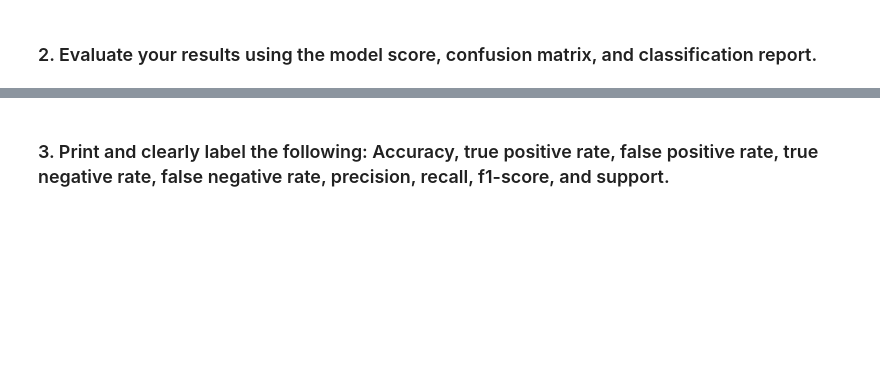
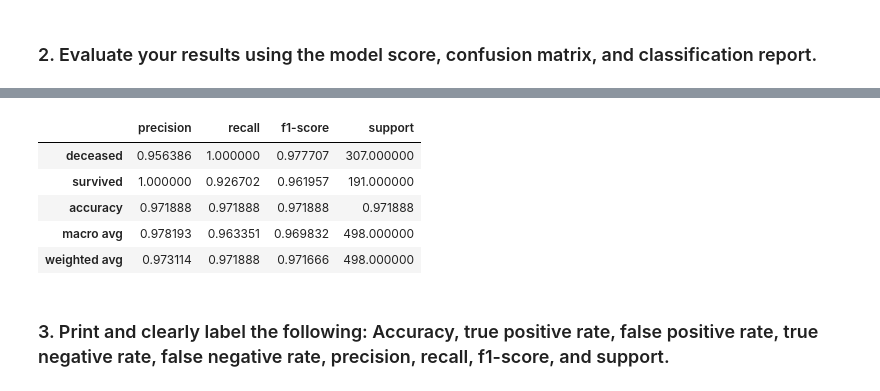
Before and after one commit to aliciag92/classification-exercises, a Jupyter notebook: model.ipynb, the cells around one changed output, grey strips where cells are left out. Drawn from its saved outputs; the diff is of its cells as text; code cells hidden in the pictures; blank space fills up the shorter version.

```diff
--- a/model.ipynb
+++ b/model.ipynb
@@ -532,0 +538,4 @@ weighted avg       0.76      0.76      0.75       214
+# %%
+#create blank Random Forest classifier
+rf1 = RandomForestClassifier(max_depth=10, min_samples_leaf=1, random_state=123)
+rf1
@@ -532,0 +544,6 @@ weighted avg       0.76      0.76      0.75       214
+# %%
+#fit/train the model(random tree classifier) to training data/sample
+# format: model.fit(X, y)
+
+rf1 = rf1.fit(X_train, y_train)
+rf1.classes_
@@ -532,0 +552,4 @@ weighted avg       0.76      0.76      0.75       214
+# %%
+#transform/make predictions using trained model (the training sample)
+y_pred = rf1.predict(X_train)
+y_pred[0:5]
@@ -535,2 +629,14 @@ weighted avg       0.76      0.76      0.75       214
+# %%
+#cleaner way to read classification report w/ renamed classes
+class_report = classification_report(y_train, y_pred, output_dict=True)
+
+pd.DataFrame(class_report).rename(columns={'0': 'deceased', '1': 'survived'}).T
+# %% [output]
+|  | precision | recall | f1-score | support |
+| deceased | 0.956386 | 1.000000 | 0.977707 | 307.000000 |
+| survived | 1.000000 | 0.926702 | 0.961957 | 191.000000 |
+| accuracy | 0.971888 | 0.971888 | 0.971888 | 0.971888 |
+| macro avg | 0.978193 | 0.963351 | 0.969832 | 498.000000 |
+| weighted avg | 0.973114 | 0.971888 | 0.971666 | 498.000000 |
 # %% [markdown]
 ### 3. Print and clearly label the following: Accuracy, true positive rate, false positive rate, true negative rate, false negative rate, precision, recall, f1-score, and support.
```
Also changed, not shown: parts of 45 cells of this notebook.
